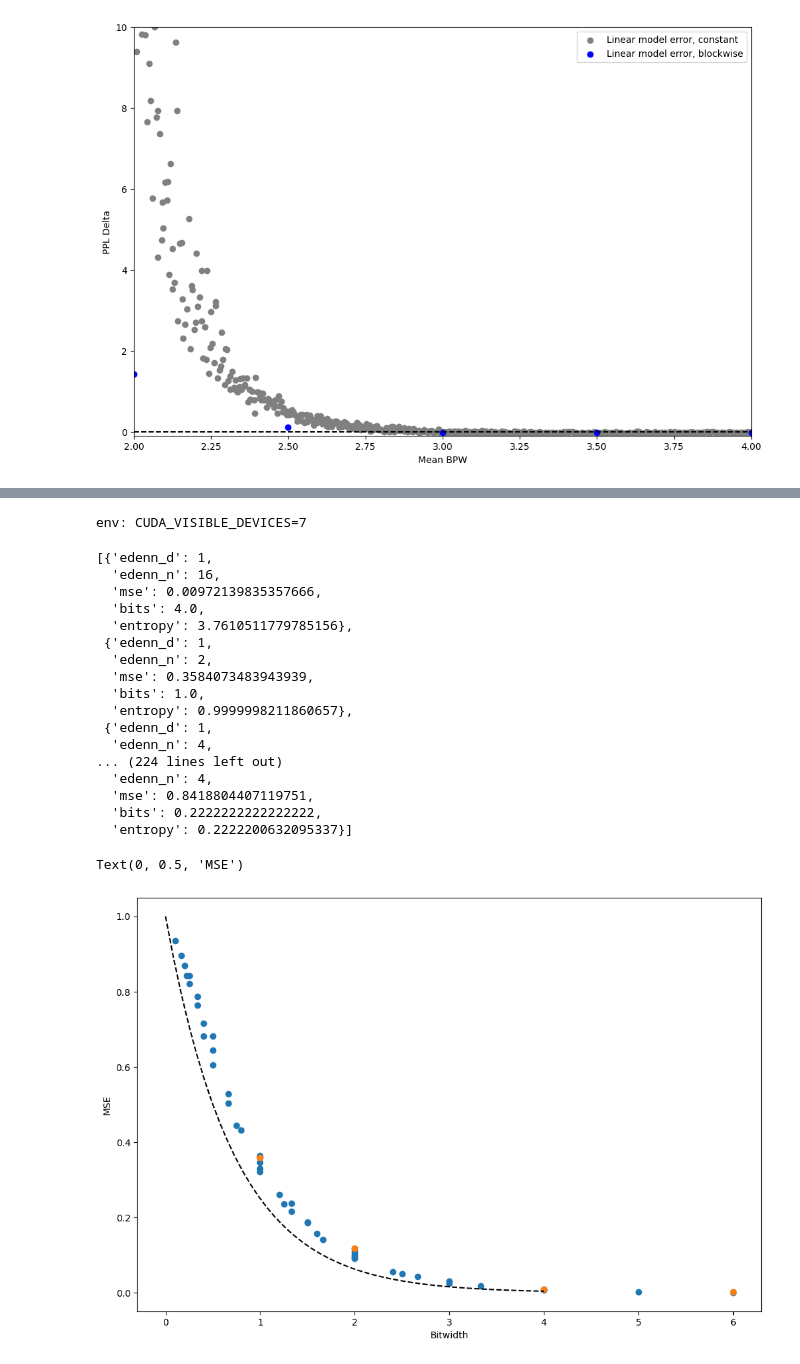
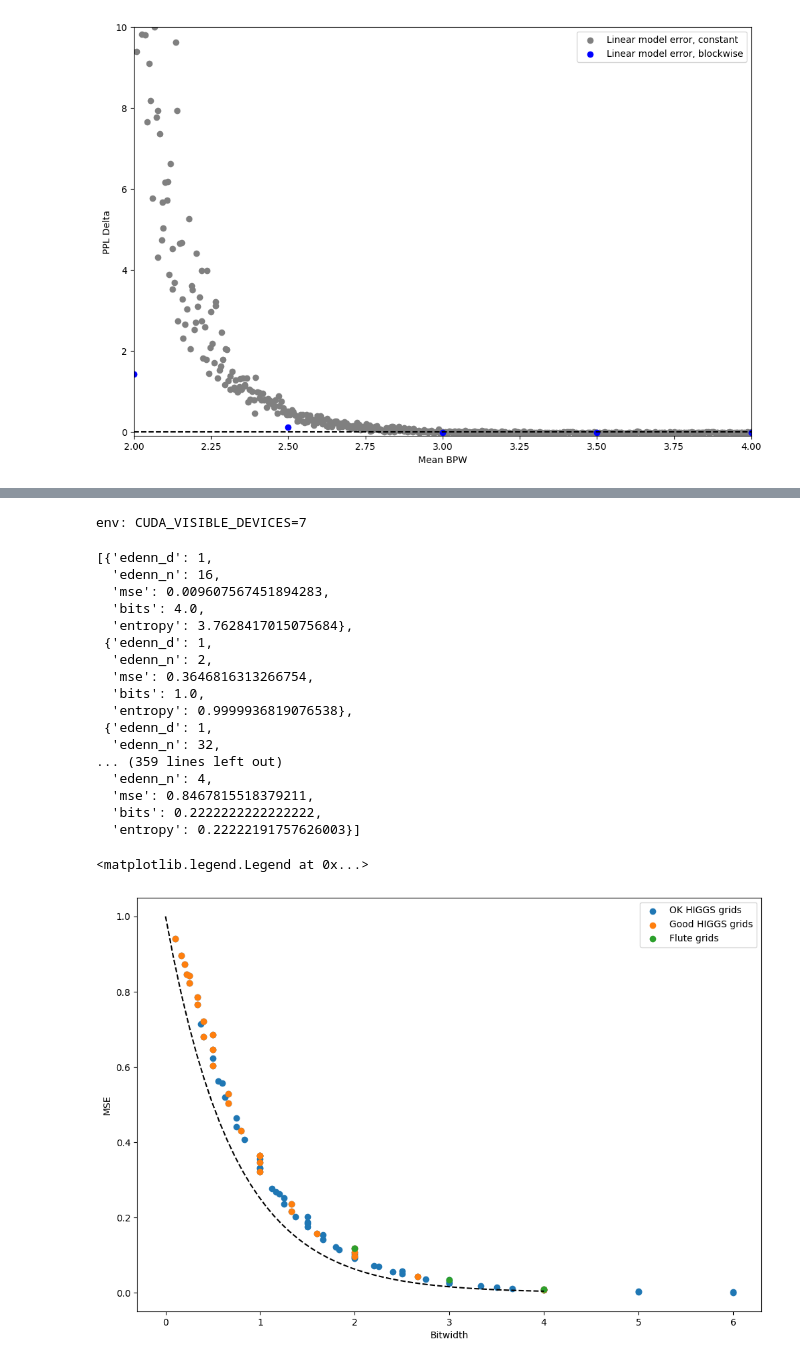
Before and after one commit to galqiwi/linear-layer-compression, a Jupyter notebook: Andrei/gptq/plots.ipynb, the cells around one changed output, grey strips where cells are left out. Cells and saved outputs as stored; diff of their text form; code cells hidden in the pictures.

Commit message:
better plots

```diff
--- a/Andrei/gptq/plots.ipynb
+++ b/Andrei/gptq/plots.ipynb
@@ -350,16 +350,13 @@ for grid in sorted(grids):
 
     print(f"{edenn_d} {edenn_n}:", end=" ")
     if edenn_n & (edenn_n-1) != 0:
-        # print(f"not power of 2")
-        continue
-
-    if int(math.log2(edenn_n)) not in (1, 2, 4, 8, 6, 10, 12) :
-        # print(f"not packable")
+        print(f"not power of 2")
         continue
 
     if edenn_n * edenn_d * 2 > 64 * 1024:
-        # print(f"too large")
+        print(f"too large")
         continue
 
+    print("good")
     good_grids.append((edenn_d, edenn_n))
 # %% [output]
@@ -389,34 +402,38 @@ good_grids_with_mse
 env: CUDA_VISIBLE_DEVICES=7
 [{'edenn_d': 1,
   'edenn_n': 16,
-  'mse': 0.00972139835357666,
+  'mse': 0.009607567451894283,
   'bits': 4.0,
-  'entropy': 3.7610511779785156},
+  'entropy': 3.7628417015075684},
  {'edenn_d': 1,
   'edenn_n': 2,
-  'mse': 0.3584073483943939,
+  'mse': 0.3646816313266754,
   'bits': 1.0,
-  'entropy': 0.9999998211860657},
+  'entropy': 0.9999936819076538},
  {'edenn_d': 1,
+  'edenn_n': 32,
+... (359 lines left out)
   'edenn_n': 4,
-... (224 lines left out)
-  'edenn_n': 4,
-  'mse': 0.8418804407119751,
+  'mse': 0.8467815518379211,
   'bits': 0.2222222222222222,
-  'entropy': 0.2222200632095337}]
+  'entropy': 0.22222191757626003}]
 # %%
 import numpy as np
 import matplotlib.pyplot as plt
 
-plt.scatter([v["bits"] for v in good_grids_with_mse], [v["mse"] for v in good_grids_with_mse], label="Good HIGGS grids")
-plt.scatter([v["bits"] for v in good_grids_with_mse if v["edenn_d"] == 1], [v["mse"] for v in good_grids_with_mse if v["edenn_d"] == 1], label="Good EDENN grids")
+plt.scatter([v["bits"] for v in good_grids_with_mse], [v["mse"] for v in good_grids_with_mse], label="OK HIGGS grids")
+plt.scatter([v["bits"] for v in good_grids_with_mse if v["edenn_n"] in [2, 4, 16, 256]], [v["mse"] for v in good_grids_with_mse if v["edenn_n"] in [2, 4, 16, 256]], label="Good HIGGS grids")
+plt.scatter([v["bits"] for v in good_grids_with_mse if v["edenn_n"] in [4, 8, 16] and v["edenn_d"] == 1], [v["mse"] for v in good_grids_with_mse if v["edenn_n"] in [4, 8, 16] and v["edenn_d"] == 1], label="Flute grids")
+
 plt.plot(np.linspace(0, 4), np.power(4, -np.linspace(0, 4)), linestyle="--", color="black")
 
 plt.xlabel("Bitwidth")
 plt.ylabel("MSE")
+
+plt.legend()
 # %% [output]
-Text(0, 0.5, 'MSE')
+<matplotlib.legend.Legend at 0x...>
-[figure, old version]
+[figure, new version]
 # %%
 from ortools.linear_solver import pywraplp
 
```
Also changed, not shown: parts of 10 cells of this notebook.
